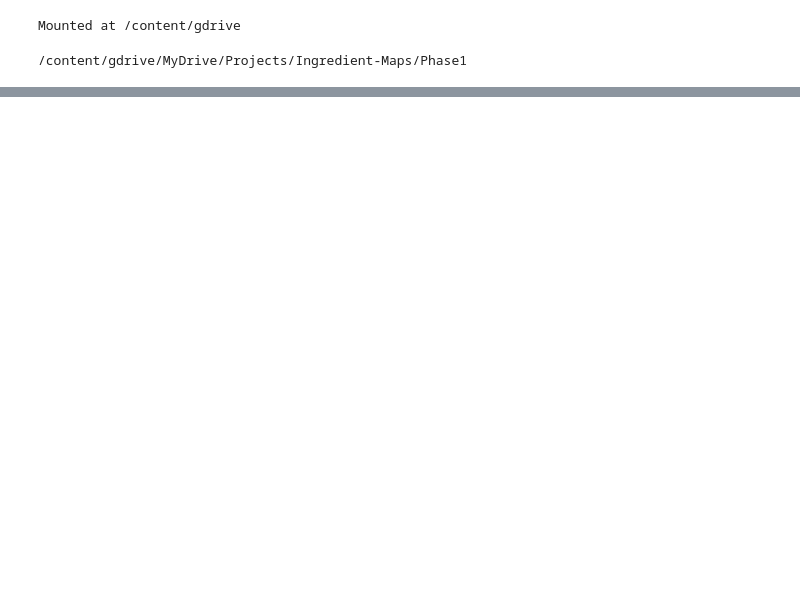
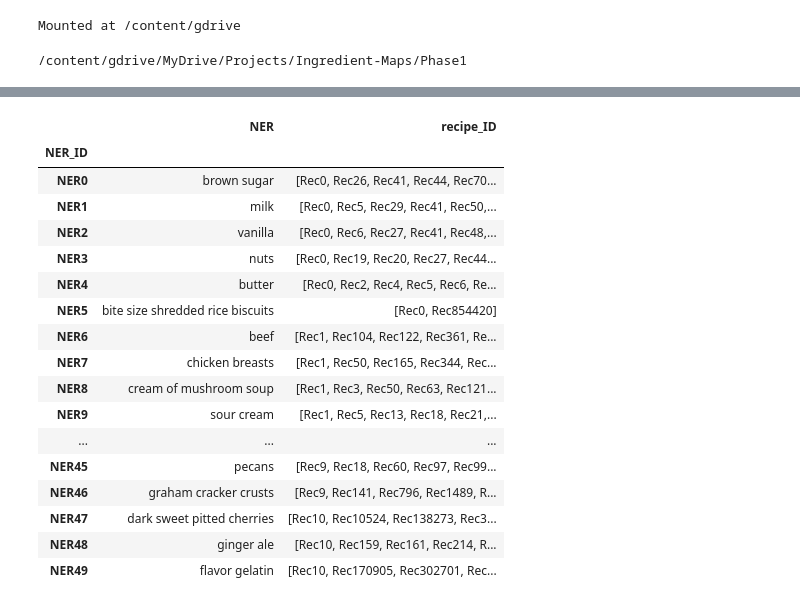
Before and after one commit to BehzadBarati/Ingredient-Maps, a Jupyter notebook: Food_Recipes_RecipeNLG.ipynb, the cells around one changed output, grey strips where cells are left out. Drawn from its saved outputs; the diff is of its cells as text; code cells hidden in the pictures; blank space fills up the shorter version.

Commit message:
add NER_table module, mute EDA section

```diff
--- a/Food_Recipes_RecipeNLG.ipynb
+++ b/Food_Recipes_RecipeNLG.ipynb
@@ -148,0 +151,29 @@ Name: website, dtype: int64
+# %%
+# by help of conv dictionary, we replace names in recipe_table['NER'] with IDs
+# set index to NER and make a dictionary out of df
+
+NER_table.set_index(['NER'], inplace=True)
+conv = NER_table.to_dict('dict')
+recipe_table['NER'] = recipe_table['NER'].apply(lambda row: [conv['NER_ID'][v] for v in row if conv['NER_ID'].get(v)])
+# %%
+# add a column to keep recipe_IDs
+
+NER_table['recipe_ID'] = np.empty((len(NER_table), 0)).tolist()
+NER_table = NER_table.reset_index().set_index('NER_ID')
+# %%
+# we fill recipe_ID column to NER_table contains all recipe_IDs used NER in. (~ 5 minutes in colab)
+
+for k in range(len(recipe_table)):
+    for m in recipe_table['NER'][k]:
+        NER_table['recipe_ID'][m].append(recipe_table['recipe_ID'][k])
+# %%
+# this is another approach to fill recipe_ID column in NER_table. but this is slow. (~ 1600 hours for this problem)
+'''
+NER_table['recipe_ID'] = np.empty((len(NER_table), 0)).tolist()
+for i in range(len(NER_table)):
+    t0= time.clock()
+    for j in range(len(recipe_table)):
+        if NER_table['NER_ID'][i] in recipe_table['NER'][j]:
+           NER_table['recipe_ID'][i].append(recipe_table['recipe_ID'][j])
+    print(time.clock() - t0)
+'''
@@ -148,0 +189,21 @@ Name: website, dtype: int64
+# %%
+NER_table.head(50)
+# %% [output]
+|  | NER | recipe_ID |
+| NER_ID |  |  |
+| NER0 | brown sugar | [Rec0, Rec26, Rec41, Rec44, Rec70... |
+| NER1 | milk | [Rec0, Rec5, Rec29, Rec41, Rec50,... |
+| NER2 | vanilla | [Rec0, Rec6, Rec27, Rec41, Rec48,... |
+| NER3 | nuts | [Rec0, Rec19, Rec20, Rec27, Rec44... |
+| NER4 | butter | [Rec0, Rec2, Rec4, Rec5, Rec6, Re... |
+| NER5 | bite size shredded rice biscuits | [Rec0, Rec854420] |
+| NER6 | beef | [Rec1, Rec104, Rec122, Rec361, Re... |
+| NER7 | chicken breasts | [Rec1, Rec50, Rec165, Rec344, Rec... |
+| NER8 | cream of mushroom soup | [Rec1, Rec3, Rec50, Rec63, Rec121... |
+| NER9 | sour cream | [Rec1, Rec5, Rec13, Rec18, Rec21,... |
+| ... | ... | ... |
+| NER45 | pecans | [Rec9, Rec18, Rec60, Rec97, Rec99... |
+| NER46 | graham cracker crusts | [Rec9, Rec141, Rec796, Rec1489, R... |
+| NER47 | dark sweet pitted cherries | [Rec10, Rec10524, Rec138273, Rec3... |
+| NER48 | ginger ale | [Rec10, Rec159, Rec161, Rec214, R... |
+| NER49 | flavor gelatin | [Rec10, Rec170905, Rec302701, Rec... |
```
Also changed, not shown: parts of 28 cells of this notebook.
